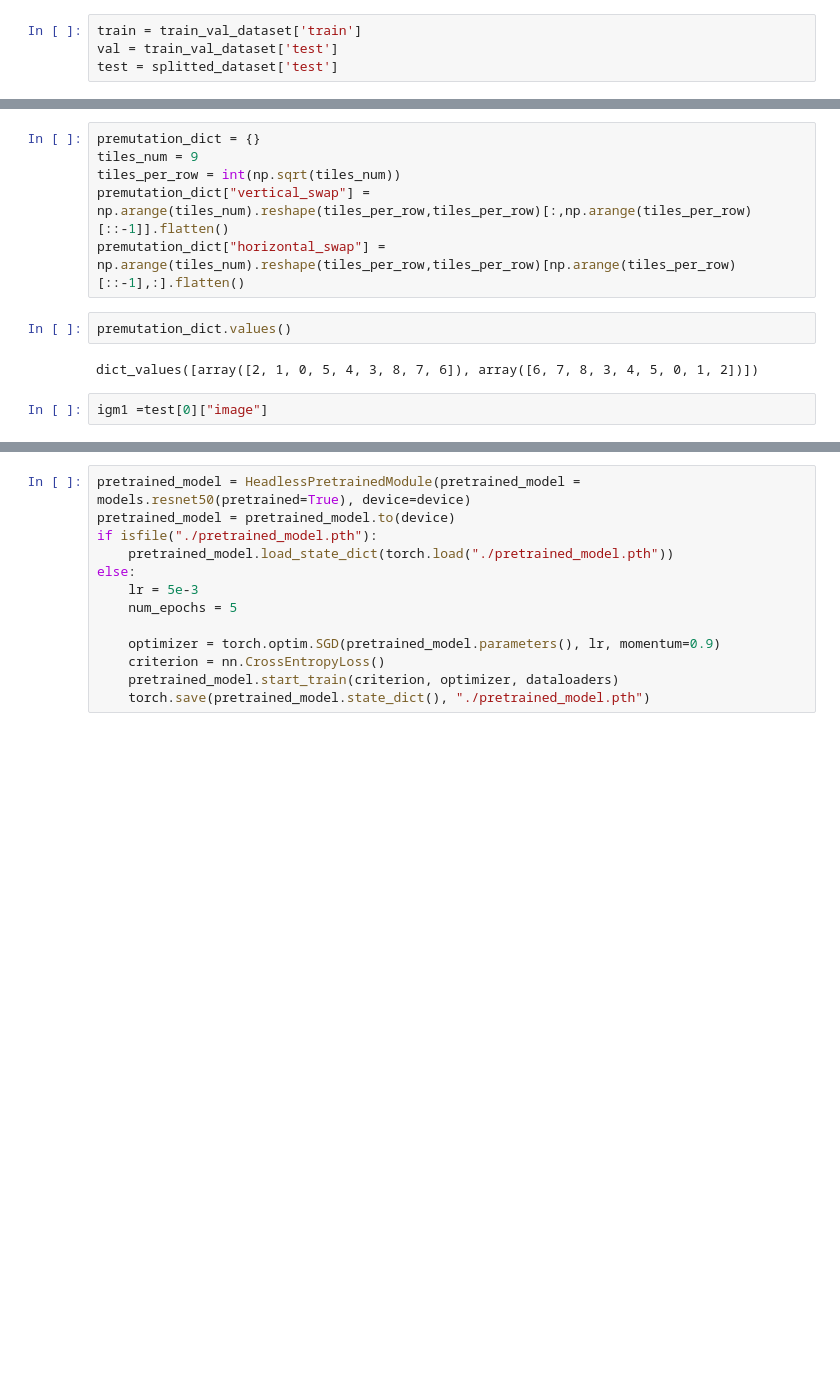
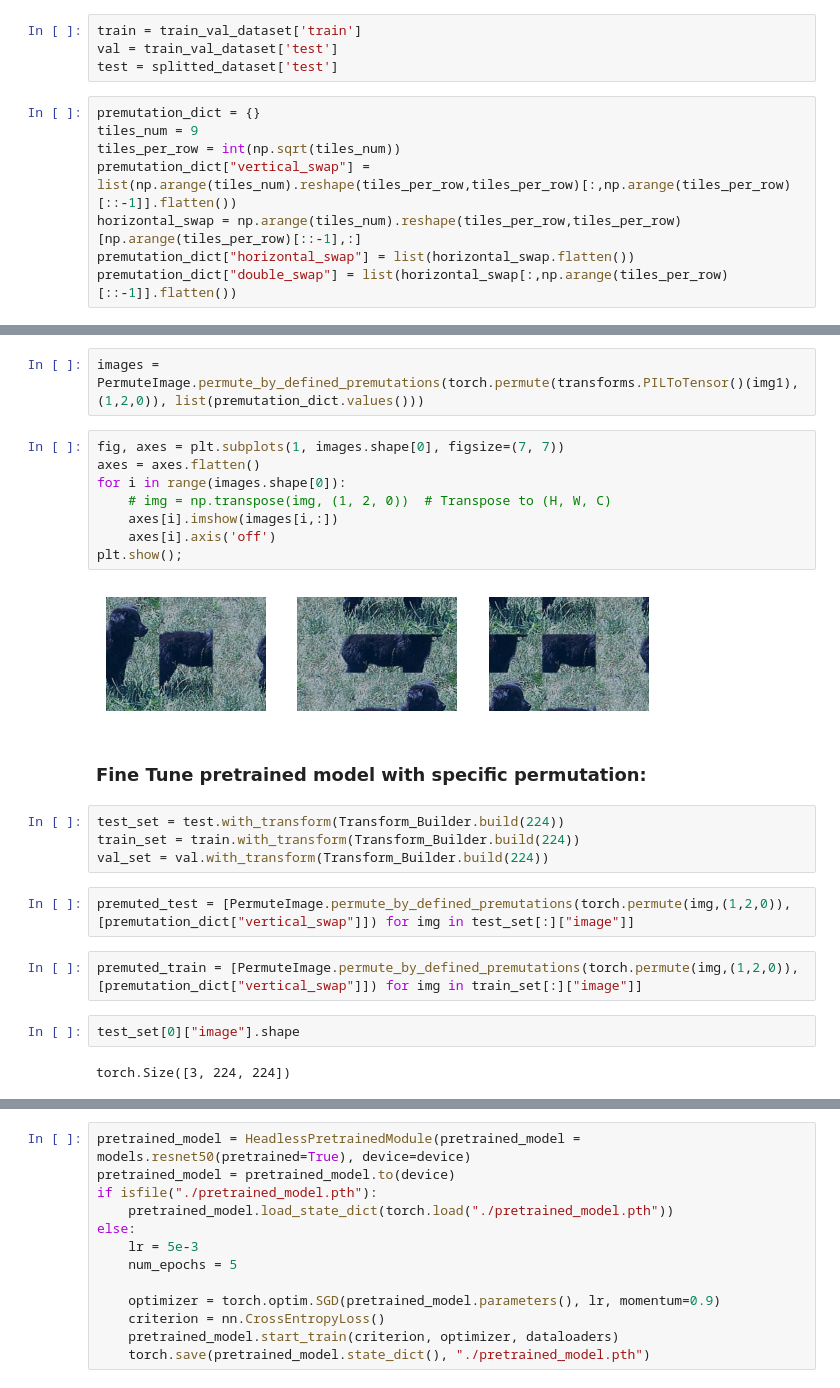
Before and after one commit to itayshap/MLDS-Final-Project, a Jupyter notebook: playground.ipynb, the cells around one changed output, grey strips where cells are left out. Drawn from its saved outputs; the diff is of its cells as text; blank space fills up the shorter version.

```diff
--- a/playground.ipynb
+++ b/playground.ipynb
@@ -42,4 +42,12 @@ train_val_dataset = splitted_dataset['train'].train_test_split(test_size=0.05, s
 train = train_val_dataset['train']
 val = train_val_dataset['test']
 test = splitted_dataset['test']
+# %%
+premutation_dict = {}
+tiles_num = 9
+tiles_per_row = int(np.sqrt(tiles_num))
+premutation_dict["vertical_swap"] = list(np.arange(tiles_num).reshape(tiles_per_row,tiles_per_row)[:,np.arange(tiles_per_row)[::-1]].flatten())
+horizontal_swap = np.arange(tiles_num).reshape(tiles_per_row,tiles_per_row)[np.arange(tiles_per_row)[::-1],:]
+premutation_dict["horizontal_swap"] = list(horizontal_swap.flatten())
+premutation_dict["double_swap"] = list(horizontal_swap[:,np.arange(tiles_per_row)[::-1]].flatten())
 # %%
@@ -64,12 +58,26 @@ permutations_set = create_n_premutations(x, 9, SEED)
-# %%
-premutation_dict = {}
-tiles_num = 9
-tiles_per_row = int(np.sqrt(tiles_num))
-premutation_dict["vertical_swap"] = np.arange(tiles_num).reshape(tiles_per_row,tiles_per_row)[:,np.arange(tiles_per_row)[::-1]].flatten()
-premutation_dict["horizontal_swap"] = np.arange(tiles_num).reshape(tiles_per_row,tiles_per_row)[np.arange(tiles_per_row)[::-1],:].flatten()
-# %%
-premutation_dict.values()
-# %% [output]
-dict_values([array([2, 1, 0, 5, 4, 3, 8, 7, 6]), array([6, 7, 8, 3, 4, 5, 0, 1, 2])])
+# %%
+images = PermuteImage.permute_by_defined_premutations(torch.permute(transforms.PILToTensor()(img1),(1,2,0)), list(premutation_dict.values()))
+# %%
+fig, axes = plt.subplots(1, images.shape[0], figsize=(7, 7))
+axes = axes.flatten()
+for i in range(images.shape[0]):
+    # img = np.transpose(img, (1, 2, 0))  # Transpose to (H, W, C)
+    axes[i].imshow(images[i,:])
+    axes[i].axis('off')
+plt.show();
+# %% [output]
+[figure, added]
+# %% [markdown]
+### Fine Tune pretrained model with specific permutation:
+# %%
+test_set = test.with_transform(Transform_Builder.build(224))
+train_set = train.with_transform(Transform_Builder.build(224))
+val_set = val.with_transform(Transform_Builder.build(224))
+# %%
+premuted_test = [PermuteImage.permute_by_defined_premutations(torch.permute(img,(1,2,0)), [premutation_dict["vertical_swap"]]) for img in test_set[:]["image"]]
+# %%
+premuted_train = [PermuteImage.permute_by_defined_premutations(torch.permute(img,(1,2,0)), [premutation_dict["vertical_swap"]]) for img in train_set[:]["image"]]
 # %%
-igm1 =test[0]["image"]
+test_set[0]["image"].shape
+# %% [output]
+torch.Size([3, 224, 224])
```
Also changed, not shown: parts of 37 cells of this notebook.
